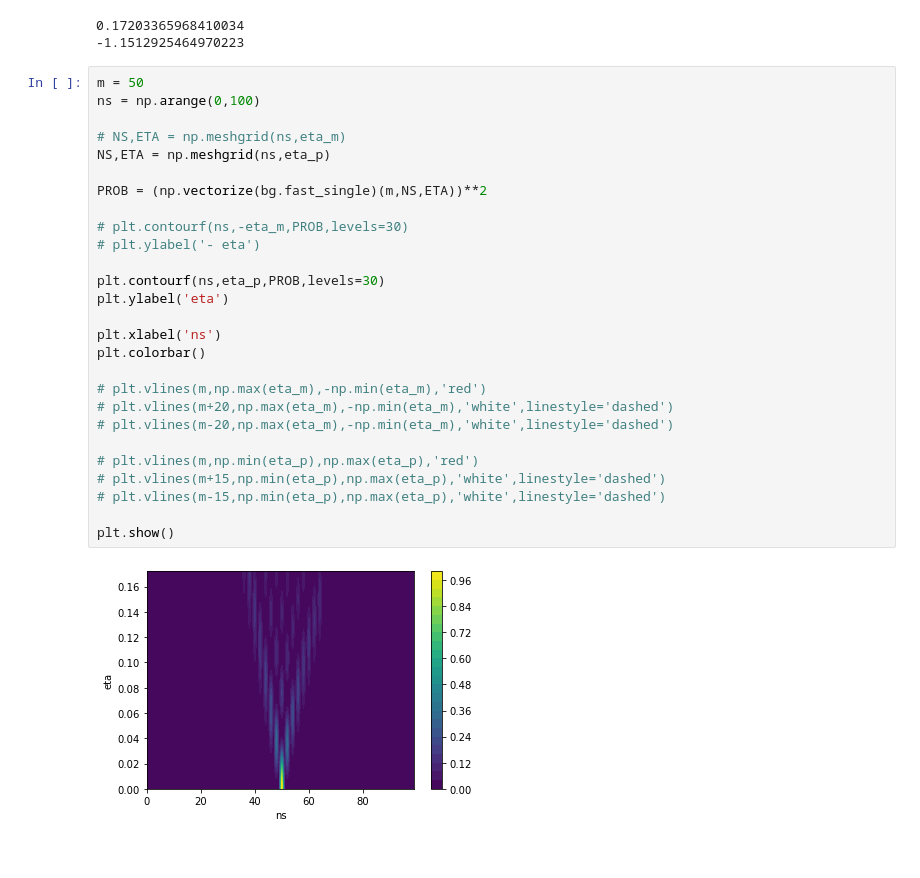
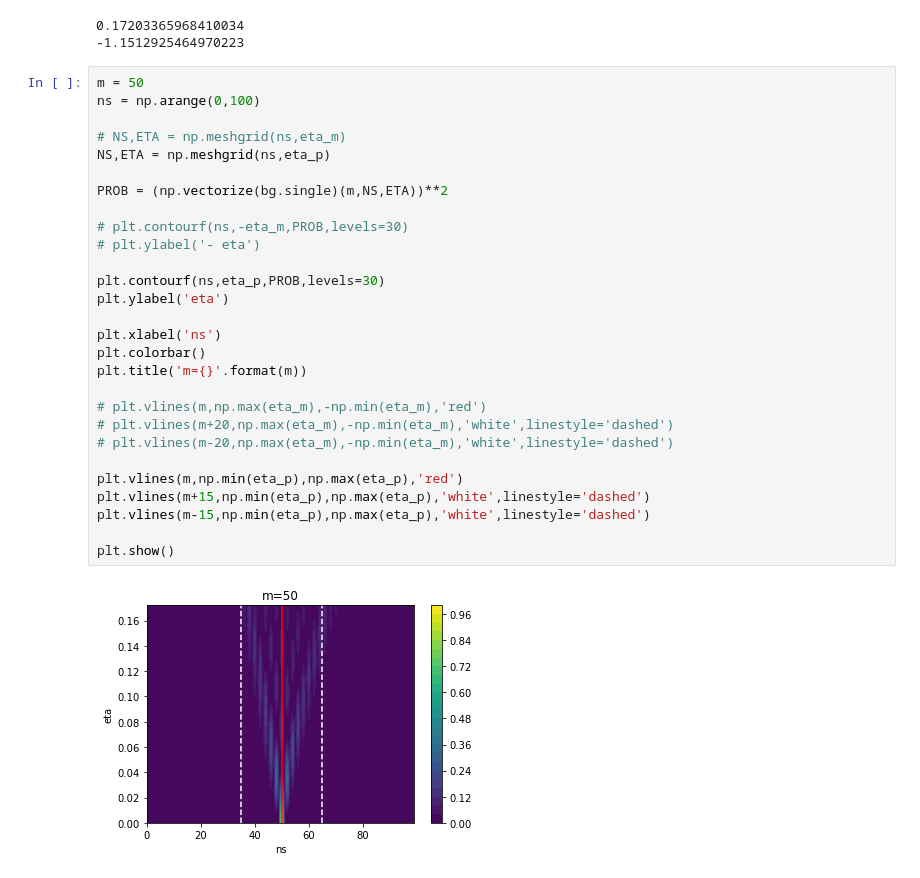
Before and after one commit to jcschindler01/bogo, a Jupyter notebook: src/Test.ipynb, the cells around one changed output. Drawn from its saved outputs; the diff is of its cells as text.

```diff
--- a/src/Test.ipynb
+++ b/src/Test.ipynb
@@ -126,29 +126,30 @@ print(np.min(eta_m))
 # %%
 m = 50
 ns = np.arange(0,100)
 
 # NS,ETA = np.meshgrid(ns,eta_m)
 NS,ETA = np.meshgrid(ns,eta_p)
 
-PROB = (np.vectorize(bg.fast_single)(m,NS,ETA))**2
+PROB = (np.vectorize(bg.single)(m,NS,ETA))**2
 
 # plt.contourf(ns,-eta_m,PROB,levels=30)
 # plt.ylabel('- eta')
 
 plt.contourf(ns,eta_p,PROB,levels=30)
 plt.ylabel('eta')
 
 plt.xlabel('ns')
 plt.colorbar()
+plt.title('m={}'.format(m))
 
 # plt.vlines(m,np.max(eta_m),-np.min(eta_m),'red')
 # plt.vlines(m+20,np.max(eta_m),-np.min(eta_m),'white',linestyle='dashed')
 # plt.vlines(m-20,np.max(eta_m),-np.min(eta_m),'white',linestyle='dashed')
 
-# plt.vlines(m,np.min(eta_p),np.max(eta_p),'red')
-# plt.vlines(m+15,np.min(eta_p),np.max(eta_p),'white',linestyle='dashed')
-# plt.vlines(m-15,np.min(eta_p),np.max(eta_p),'white',linestyle='dashed')
+plt.vlines(m,np.min(eta_p),np.max(eta_p),'red')
+plt.vlines(m+15,np.min(eta_p),np.max(eta_p),'white',linestyle='dashed')
+plt.vlines(m-15,np.min(eta_p),np.max(eta_p),'white',linestyle='dashed')
 
 plt.show()
 # %% [output]
-[figure, old version]
+[figure, new version]
```
Also changed, not shown: parts of 3 cells of this notebook.
